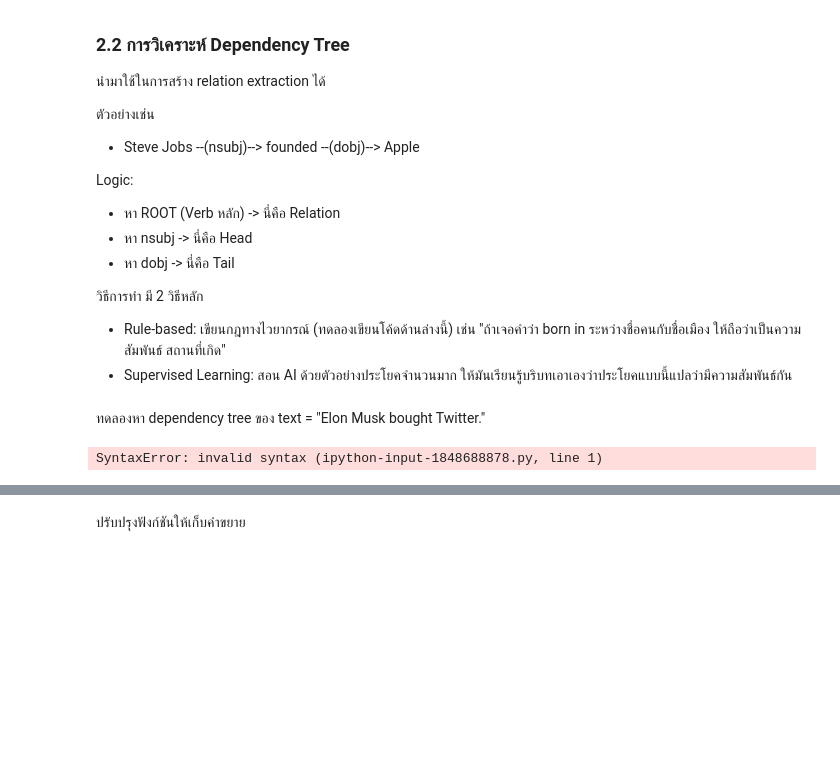
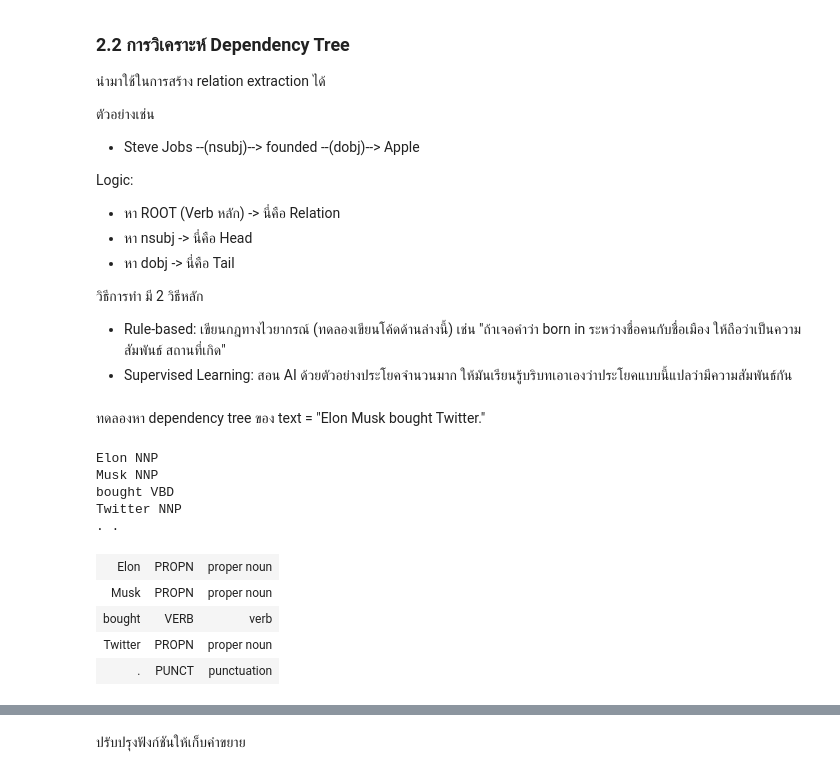
Before and after one commit to Napawan2005/NLP-517432, a Jupyter notebook: 660710086_Information_Extraction.ipynb, the cells around one changed output, grey strips where cells are left out. Drawn from its saved outputs; the diff is of its cells as text; code cells hidden in the pictures; blank space fills up the shorter version.

```diff
--- a/660710086_Information_Extraction.ipynb
+++ b/660710086_Information_Extraction.ipynb
@@ -648,0 +654,8 @@ https://spacy.io/usage/processing-pipelines/
+# %%
+import spacy
+from spacy.matcher import DependencyMatcher
+nlp = spacy.load("en_core_web_sm")
+text = "Elon Musk bought Twitter for $44 billion in 2022."
+
+# Processing text
+doc = nlp(text)
@@ -648,0 +693,5 @@ https://spacy.io/usage/processing-pipelines/
+# %%
+# 4. ใช้งานจริง
+text = "Steve Jobs founded Apple in 1976. Bill Gates started Microsoft later."
+doc = nlp(text)
+matches = matcher(doc)
@@ -743,15 +810,28 @@ Logic:
 text = "Elon Musk bought Twitter."
 # %%
 import spacy
+from tabulate import tabulate
+from IPython.display import HTML, display
 nlp = spacy.load("en_core_web_sm")
 
-text = "Elon Musk bought Twitter."
+
 doc = nlp(text)
 
 # ลองปริ้นดู Tag ของแต่ละคำ
+for token in doc:
+    print(token.text, token.tag_)
+# %% [output]
+Elon NNP
+Musk NNP
+bought VBD
+Twitter NNP
+. .
-# %%
-เขียนฟังก์ชันดึง Triplet โดยดึงคำหลัก (head) ออกมาก่อน
-
-สังเกตผลลัพธ์ที่ได้
-# %% [output]
-SyntaxError: invalid syntax (ipython-input-1848688878.py, line 1)
+# %%
+table_data = [[token.text , token.pos_ , spacy.explain(token.pos_)] for token in doc]
+display(HTML(tabulate(table_data, tablefmt='html')))
+# %% [output]
+| Elon | PROPN | proper noun |
+| Musk | PROPN | proper noun |
+| bought | VERB | verb |
+| Twitter | PROPN | proper noun |
+| . | PUNCT | punctuation |
```
Also changed, not shown: parts of 15 cells of this notebook.
